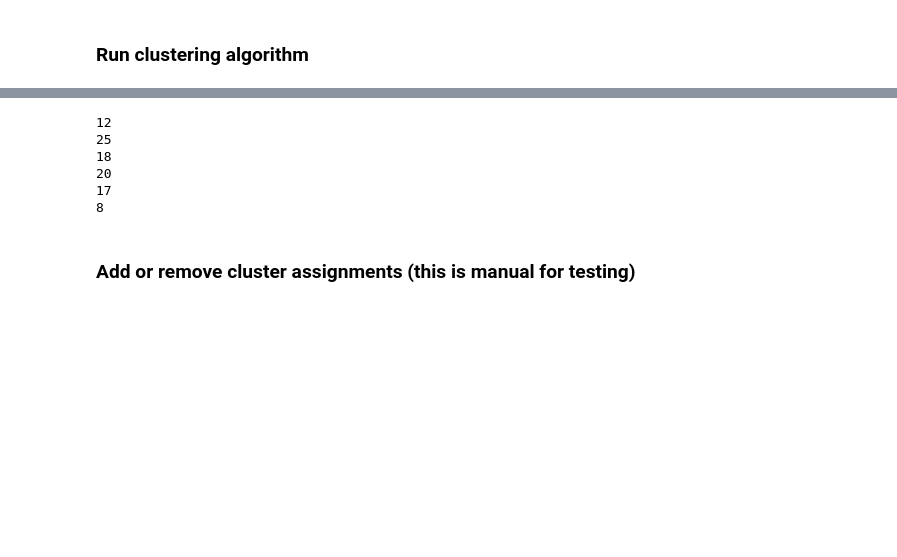
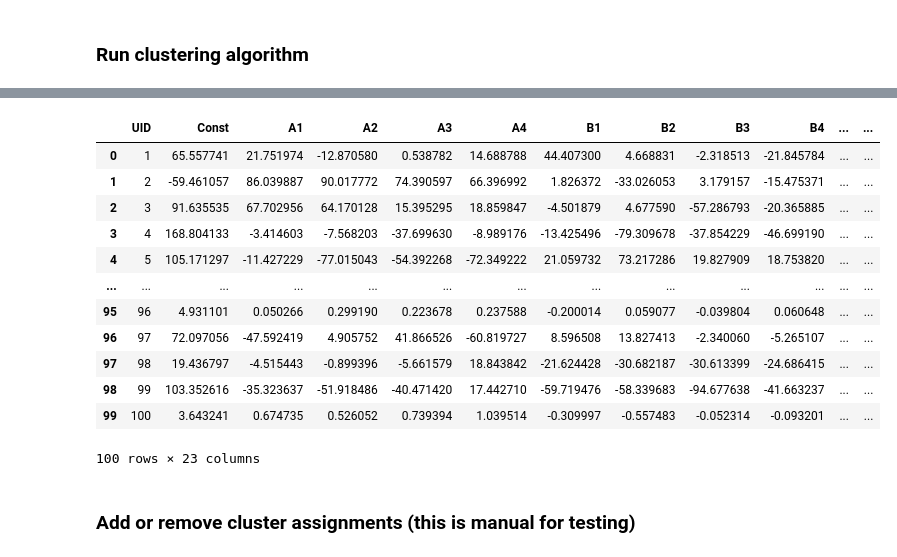
Before and after one commit to EricPostMaster/market-research-private, a Jupyter notebook: Correlation_Silhouettes.ipynb, the cells around one changed output, grey strips where cells are left out. Saved outputs shown, nothing was run; the diff lists cells and outputs as text; code cells hidden in the pictures; blank space fills up the shorter version.

Commit message:
Added kmeans++ clustering

```diff
--- a/Correlation_Silhouettes.ipynb
+++ b/Correlation_Silhouettes.ipynb
@@ -91,17 +91,43 @@ def pearson_dist(x, y):
 # %% [markdown]
 ### Run clustering algorithm
 # %%
-num_clusters = 6
+# Holds only final cluster solutions
+cluster_solutions = {}
 
-# change your df to numpy arr
-sample = scores.to_numpy()
-# define a custom metric
-metric = distance_metric(type_metric.USER_DEFINED, func=pearson_dist)
-# carry out a km++ init
-initial_centers = kmeans_plusplus_initializer(sample, num_clusters, random_state=123).initialize()
-# execute kmeans
-kmeans_instance = kmeans(sample, initial_centers, metric=metric)
-# run cluster analysis
-kmeans_instance.process()
-# get clusts
-clusters = kmeans_instance.get_clusters()
+max_clusters = 6
+
+for n in range(2, max_clusters+1):
+
+    # change your df to numpy arr
+    sample = scores.to_numpy()
+
+    # define a custom metric
+    metric = distance_metric(type_metric.USER_DEFINED, func=pearson_dist)
+
+    # carry out a km++ init
+    initial_centers = kmeans_plusplus_initializer(sample, n, random_state=123).initialize()
+
+    # execute kmeans
+    kmeans_instance = kmeans(sample, initial_centers, metric=metric)
+
+    # run cluster analysis
+    kmeans_instance.process()
+
+    # get clusters
+    clusters = kmeans_instance.get_clusters()
+
+    # Empty dataframe to take in cluster assignments for each loop iteration
+    df_clusters = pd.DataFrame()
+
+    for i in range(len(clusters)):
+        df = scores.iloc[clusters[i],:]
+        df[f'Optimal {n} cluster solution'] = i+1
+        df_clusters = pd.concat([df_clusters, df])
+        df_clusters.sort_index(inplace=True)
+
+    cluster_solutions[f'Optimal {n} cluster solution'] = df_clusters.iloc[:, -1]
+
+all_cluster_solutions = pd.DataFrame.from_dict(cluster_solutions)
+
+op.merge(all_cluster_solutions, left_index=True, right_index=True)
+# %% [output]
@@ -108,13 +154,16 @@ clusters = kmeans_instance.get_clusters()
+|  | UID | Const | A1 | A2 | A3 | A4 | B1 | B2 | B3 | B4 | ... | ... |
+| 0 | 1 | 65.557741 | 21.751974 | -12.870580 | 0.538782 | 14.688788 | 44.407300 | 4.668831 | -2.318513 | -21.845784 | ... | ... |
+| 1 | 2 | -59.461057 | 86.039887 | 90.017772 | 74.390597 | 66.396992 | 1.826372 | -33.026053 | 3.179157 | -15.475371 | ... | ... |
+| 2 | 3 | 91.635535 | 67.702956 | 64.170128 | 15.395295 | 18.859847 | -4.501879 | 4.677590 | -57.286793 | -20.365885 | ... | ... |
+| 3 | 4 | 168.804133 | -3.414603 | -7.568203 | -37.699630 | -8.989176 | -13.425496 | -79.309678 | -37.854229 | -46.699190 | ... | ... |
+| 4 | 5 | 105.171297 | -11.427229 | -77.015043 | -54.392268 | -72.349222 | 21.059732 | 73.217286 | 19.827909 | 18.753820 | ... | ... |
+| ... | ... | ... | ... | ... | ... | ... | ... | ... | ... | ... | ... | ... |
+| 95 | 96 | 4.931101 | 0.050266 | 0.299190 | 0.223678 | 0.237588 | -0.200014 | 0.059077 | -0.039804 | 0.060648 | ... | ... |
+| 96 | 97 | 72.097056 | -47.592419 | 4.905752 | 41.866526 | -60.819727 | 8.596508 | 13.827413 | -2.340060 | -5.265107 | ... | ... |
+| 97 | 98 | 19.436797 | -4.515443 | -0.899396 | -5.661579 | 18.843842 | -21.624428 | -30.682187 | -30.613399 | -24.686415 | ... | ... |
+| 98 | 99 | 103.352616 | -35.323637 | -51.918486 | -40.471420 | 17.442710 | -59.719476 | -58.339683 | -94.677638 | -41.663237 | ... | ... |
+| 99 | 100 | 3.643241 | 0.674735 | 0.526052 | 0.739394 | 1.039514 | -0.309997 | -0.557483 | -0.052314 | -0.093201 | ... | ... |
+100 rows × 23 columns
-# %%
-for i in clusters:
-    print(len(i))
-# %% [output]
-12
-25
-18
-20
-17
-8
 # %% [markdown]
 ### Add or remove cluster assignments (this is manual for testing)
 # %%
```
Also changed, not shown: parts of 4 cells of this notebook, 5 other files.
